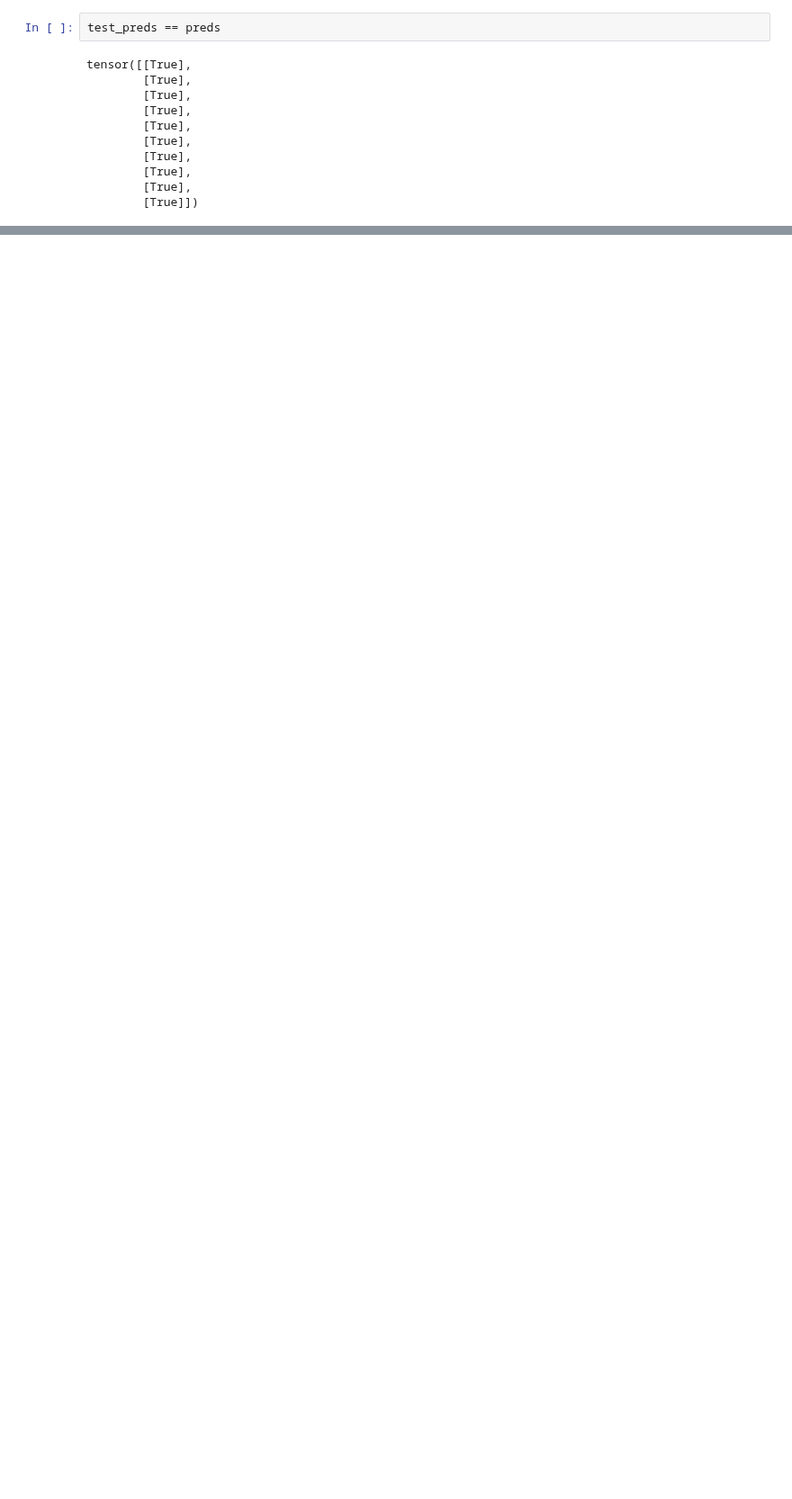
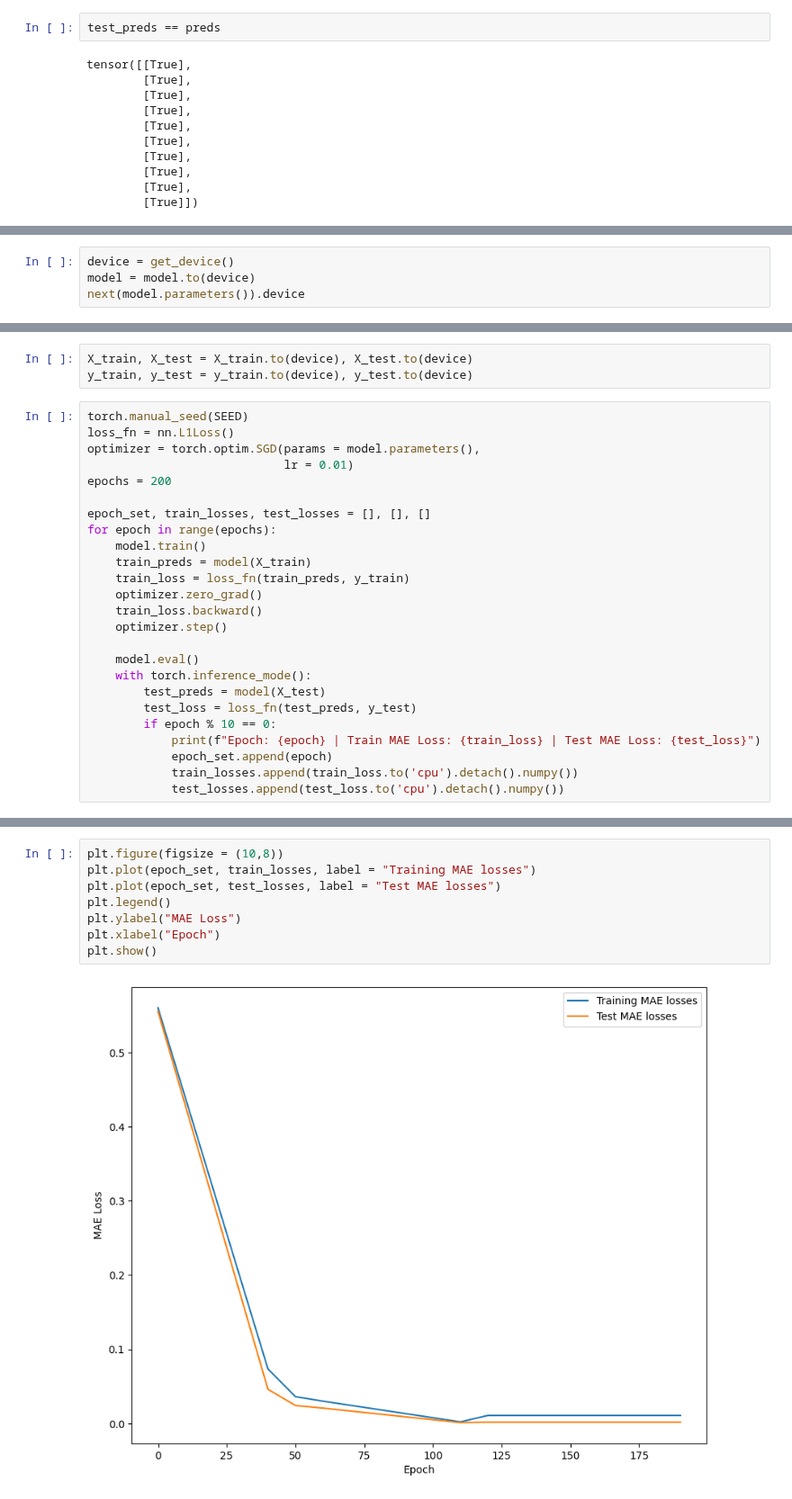
Before and after one commit to tituslhy/symmetrical-octo-spork, a Jupyter notebook: Notebooks/1. PyTorch_Workflow.ipynb, the cells around one changed output, grey strips where cells are left out. Shown at 90% size. Cells and saved outputs as stored; diff of their text form; blank space fills up the shorter version.

```diff
--- a/Notebooks/1. PyTorch_Workflow.ipynb
+++ b/Notebooks/1. PyTorch_Workflow.ipynb
@@ -480,0 +517,4 @@ plt.legend()
+# %%
+device = get_device()
+model = model.to(device)
+next(model.parameters()).device
@@ -480,0 +523,28 @@ plt.legend()
+# %%
+X_train, X_test = X_train.to(device), X_test.to(device)
+y_train, y_test = y_train.to(device), y_test.to(device)
+# %%
+torch.manual_seed(SEED)
+loss_fn = nn.L1Loss()
+optimizer = torch.optim.SGD(params = model.parameters(),
+                            lr = 0.01)
+epochs = 200
+
+epoch_set, train_losses, test_losses = [], [], []
+for epoch in range(epochs):
+    model.train()
+    train_preds = model(X_train)
+    train_loss = loss_fn(train_preds, y_train)
+    optimizer.zero_grad()
+    train_loss.backward()
+    optimizer.step()
+
+    model.eval()
+    with torch.inference_mode():
+        test_preds = model(X_test)
+        test_loss = loss_fn(test_preds, y_test)
+        if epoch % 10 == 0:
+            print(f"Epoch: {epoch} | Train MAE Loss: {train_loss} | Test MAE Loss: {test_loss}")
+            epoch_set.append(epoch)
+            train_losses.append(train_loss.to('cpu').detach().numpy())
+            test_losses.append(test_loss.to('cpu').detach().numpy())
@@ -480,0 +572,10 @@ plt.legend()
+# %%
+plt.figure(figsize = (10,8))
+plt.plot(epoch_set, train_losses, label = "Training MAE losses")
+plt.plot(epoch_set, test_losses, label = "Test MAE losses")
+plt.legend()
+plt.ylabel("MAE Loss")
+plt.xlabel("Epoch")
+plt.show()
+# %% [output]
+[figure, added]
```
Also changed, not shown: parts of 13 cells of this notebook.
